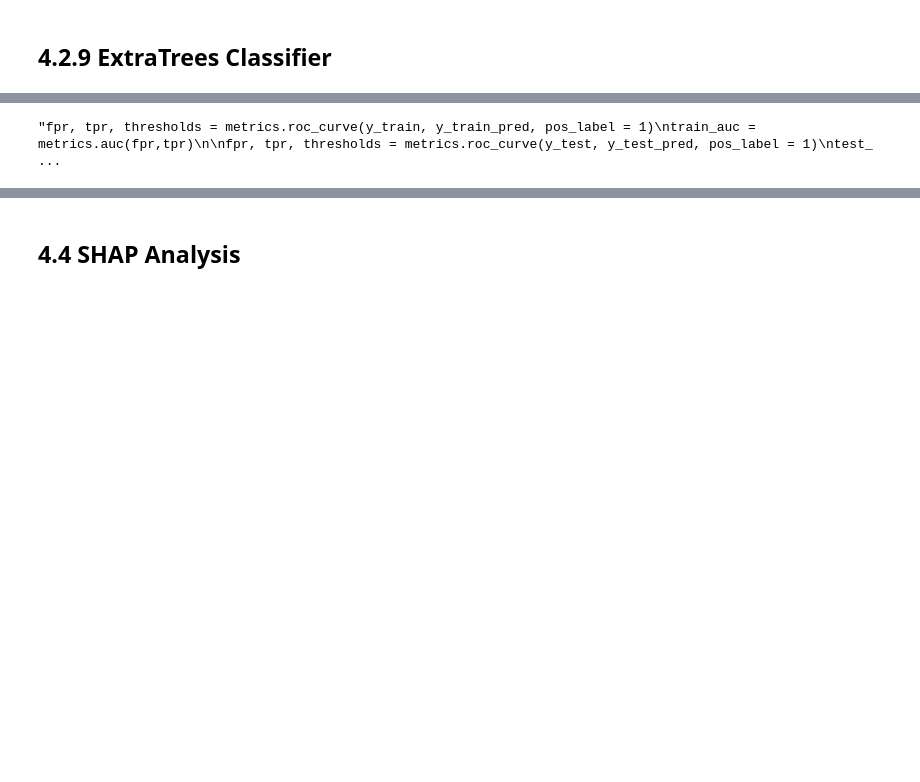
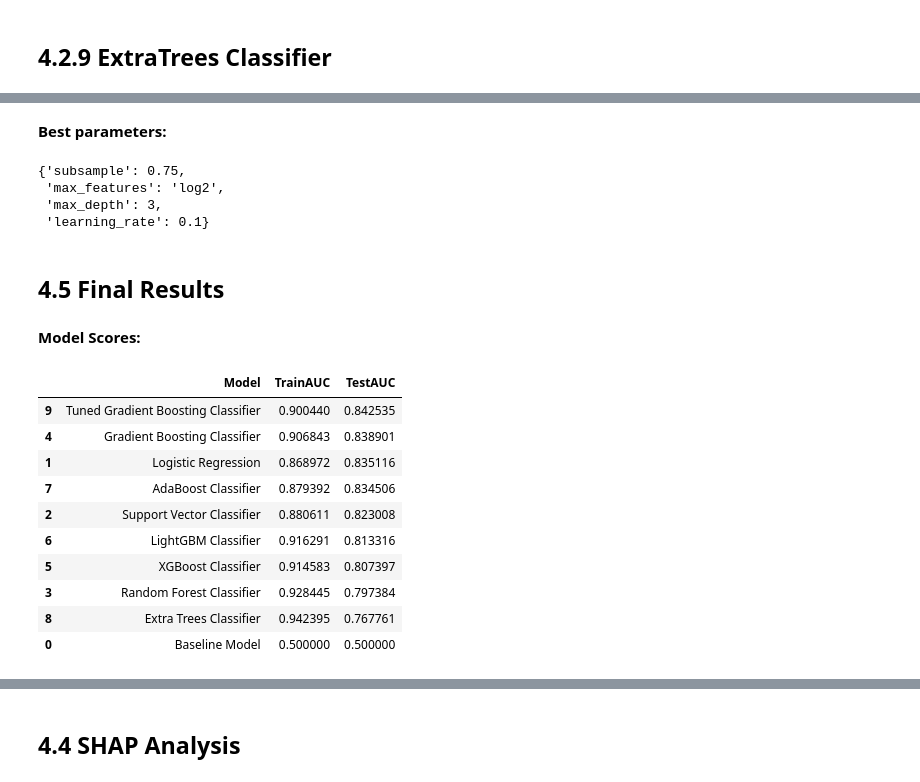
Before and after one commit to DR-611/Capstone2_WestNileVirusPrediction, a Jupyter notebook: Notebooks/PredictWestNile_Modeling.ipynb, the cells around one changed output, grey strips where cells are left out. Cells and saved outputs as stored; diff of their text form; code cells hidden in the pictures; blank space fills up the shorter version.

```diff
--- a/Notebooks/PredictWestNile_Modeling.ipynb
+++ b/Notebooks/PredictWestNile_Modeling.ipynb
@@ -385,11 +310,27 @@ y_test_pred = gb_model.predict(X_test)'''
-# %%
-'''fpr, tpr, thresholds = metrics.roc_curve(y_train, y_train_pred, pos_label = 1)
-train_auc = metrics.auc(fpr,tpr)
-
-fpr, tpr, thresholds = metrics.roc_curve(y_test, y_test_pred, pos_label = 1)
-test_auc = metrics.auc(fpr,tpr)
-
-print('Training AUC: ', train_auc)
-print('Test AUC: ', test_auc)'''
-# %% [output]
-"fpr, tpr, thresholds = metrics.roc_curve(y_train, y_train_pred, pos_label = 1)\ntrain_auc = metrics.auc(fpr,tpr)\n\nfpr, tpr, thresholds = metrics.roc_curve(y_test, y_test_pred, pos_label = 1)\ntest_ ...
+# %% [markdown]
+**Best parameters:**
+# %%
+tuned_gb_model.best_params_
+# %% [output]
+{'subsample': 0.75,
+ 'max_features': 'log2',
+ 'max_depth': 3,
+ 'learning_rate': 0.1}
+# %% [markdown]
+## 4.5 Final Results
+# %% [markdown]
+**Model Scores:**
+# %%
+df_test_results.sort_values(by='TestAUC', ascending=False)
+# %% [output]
+|  | Model | TrainAUC | TestAUC |
+| 9 | Tuned Gradient Boosting Classifier | 0.900440 | 0.842535 |
+| 4 | Gradient Boosting Classifier | 0.906843 | 0.838901 |
+| 1 | Logistic Regression | 0.868972 | 0.835116 |
+| 7 | AdaBoost Classifier | 0.879392 | 0.834506 |
+| 2 | Support Vector Classifier | 0.880611 | 0.823008 |
+| 6 | LightGBM Classifier | 0.916291 | 0.813316 |
+| 5 | XGBoost Classifier | 0.914583 | 0.807397 |
+| 3 | Random Forest Classifier | 0.928445 | 0.797384 |
+| 8 | Extra Trees Classifier | 0.942395 | 0.767761 |
+| 0 | Baseline Model | 0.500000 | 0.500000 |
```
Also changed, not shown: parts of 56 cells of this notebook, 2 other files.
